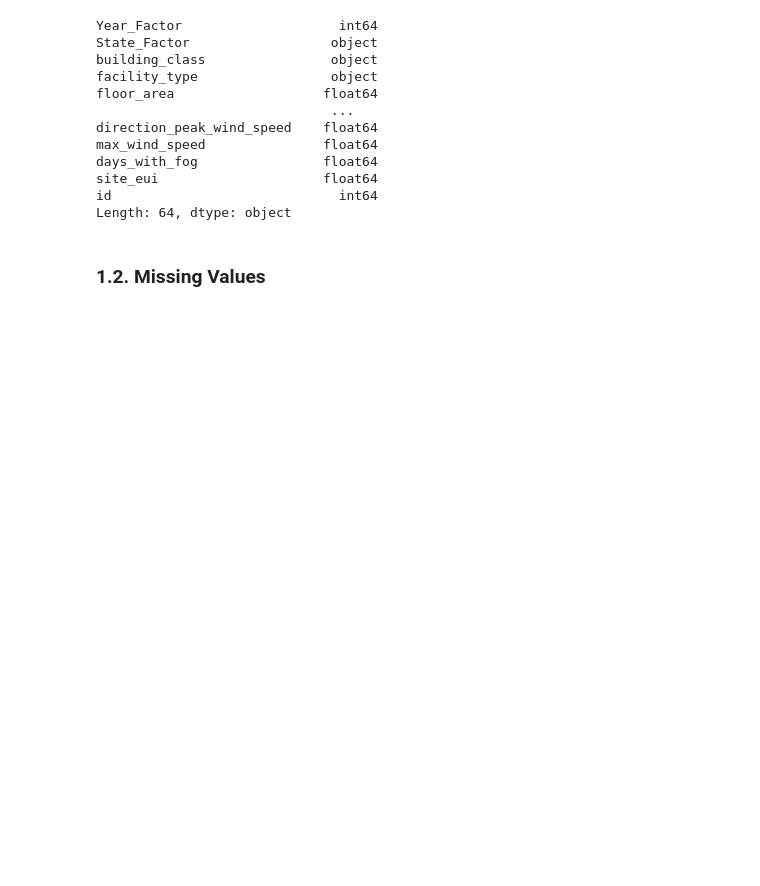
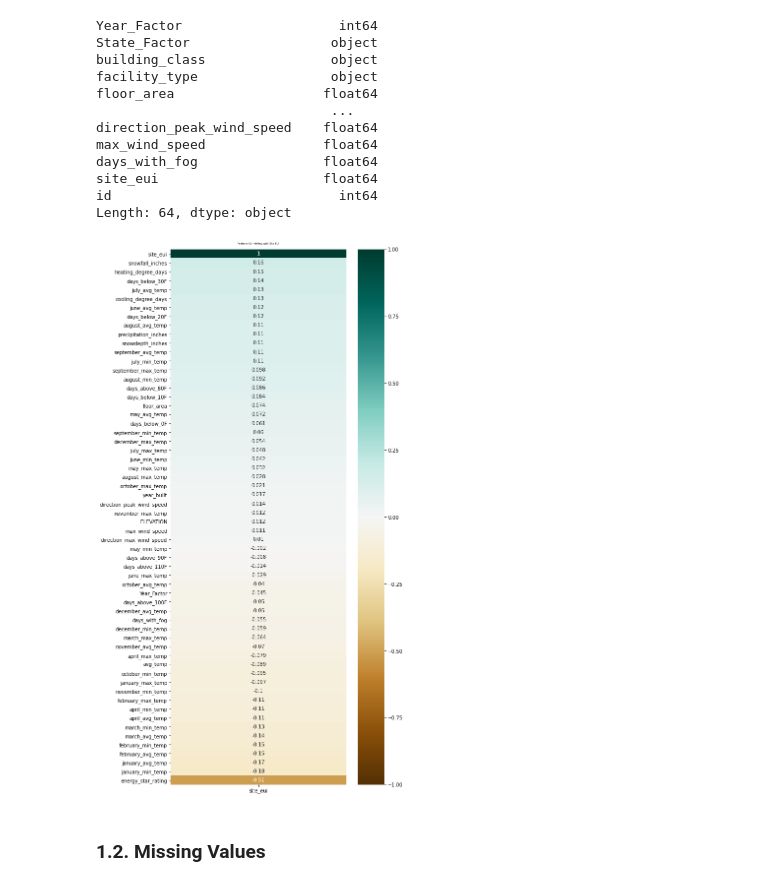
Before and after one commit to aishcn/Predicting-Building-Energy-Consumption, a Jupyter notebook: Main_Code/1. EDA & Preprocessing.ipynb, the cells around one changed output. Drawn from its saved outputs; the diff is of its cells as text; code cells hidden in the pictures; blank space fills up the shorter version.

```diff
--- a/Main_Code/1. EDA & Preprocessing.ipynb
+++ b/Main_Code/1. EDA & Preprocessing.ipynb
@@ -64,6 +66,13 @@ Length: 64, dtype: object
 # %%
 ## Dropping 'id' because it is a unique identifier of the building hence not an important feature for modelling
 df.drop(["id"], axis=1, inplace=True)
+# %%
+## Checking what features correlate with Site EUI and how much
+plt.figure(figsize=(8, 20))
+heatmap = sns.heatmap(df.corr()[['site_eui']].sort_values(by='site_eui', ascending=False), vmin=-1, vmax=1, annot=True, cmap='BrBG')
+heatmap.set_title('Features Correlating with Site EUI', fontdict={'fontsize':5}, pad=10);
+# %% [output]
+[figure, added]
 # %% [markdown]
 ### 1.2. Missing Values
 # %%
```
Also changed, not shown: parts of 20 cells of this notebook, 19 other files.
